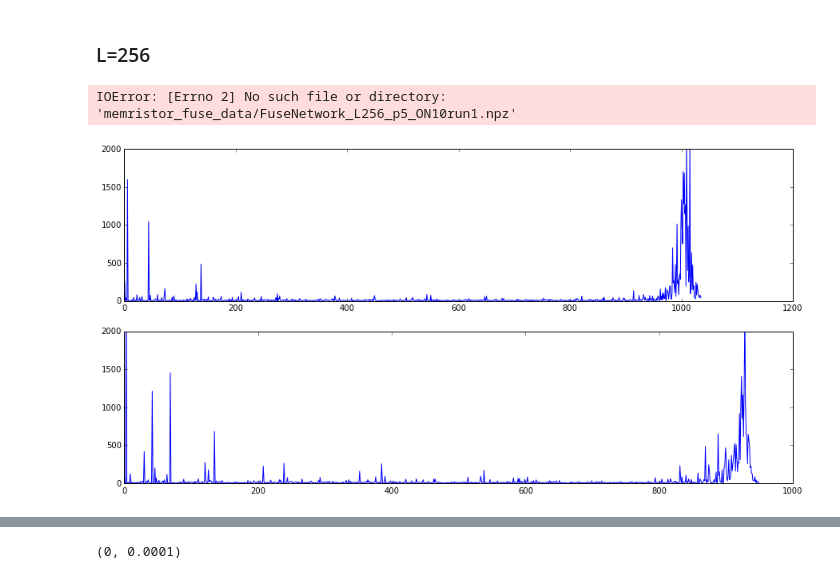
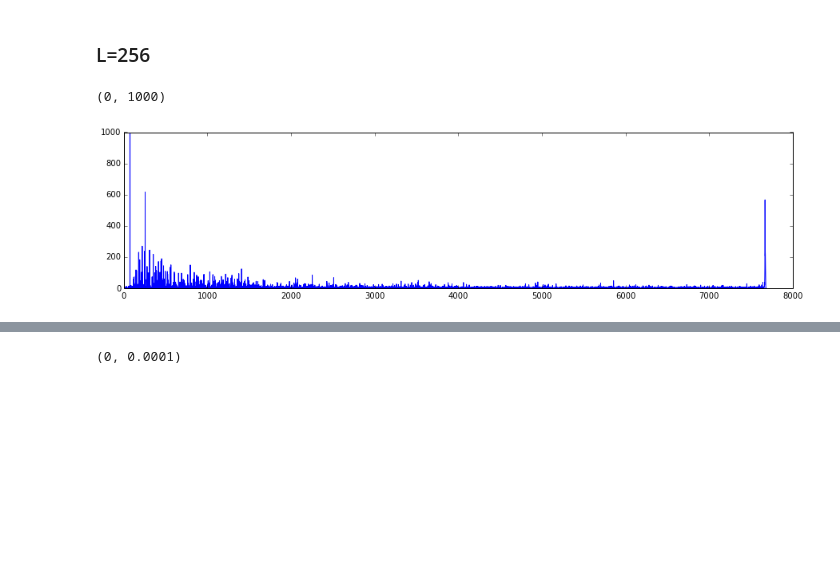
Before and after one commit to forrestsheldon/memNets, a Jupyter notebook: Memristor_Fuse_Data.ipynb, the cells around one changed output, grey strips where cells are left out. Cells and saved outputs as stored; diff of their text form; code cells hidden in the pictures; blank space fills up the shorter version.

Commit message:
many changes in collecting data

```diff
--- a/Memristor_Fuse_Data.ipynb
+++ b/Memristor_Fuse_Data.ipynb
@@ -587,19 +588,12 @@ fig.tight_layout()
 # %% [markdown]
 ### L=256
 # %%
-L256_p5_ON10 = np.load('memristor_fuse_data/FuseNetwork_L256_p5_ON10run1.npz')
-avalanches_p5_ON10 = np.array([np.sum(i) for i in L256_p5_ON10['avalanches']])
-L256_p5_ON100 = np.load('memristor_fuse_data/FuseNetwork_L256_p5_ON100run1.npz')
-avalanches_p5_ON100 = np.array([np.sum(i) for i in L256_p5_ON100['avalanches']])
+L256_p6_ON100 = np.load('memristor_fuse_data/FuseNetwork_L256_p6_ON100run1.npz')
+avalanches_p6_ON100 = np.array([np.sum(i) for i in L256_p6_ON100['avalanches']])
-# %% [output]
-IOError: [Errno 2] No such file or directory: 'memristor_fuse_data/FuseNetwork_L256_p5_ON10run1.npz'
 # %%
-fig, ax = plt.subplots(2, 1, figsize=(15, 7.5))
-ax[0].plot(avalanches_p5_ON10)
-ax[1].plot(avalanches_p5_ON100)
-
-
-for a in ax:
-    a.set_ylim(0, 2000)
+fig, ax = plt.subplots( figsize=(15, 3.5))
+ax.plot(avalanches_p6_ON100)
+ax.set_ylim(0, 1000)
 # %% [output]
+(0, 1000)
-[figure, old version]
+[figure, new version]
```
Also changed, not shown: parts of 10 cells of this notebook, 4 other files.
